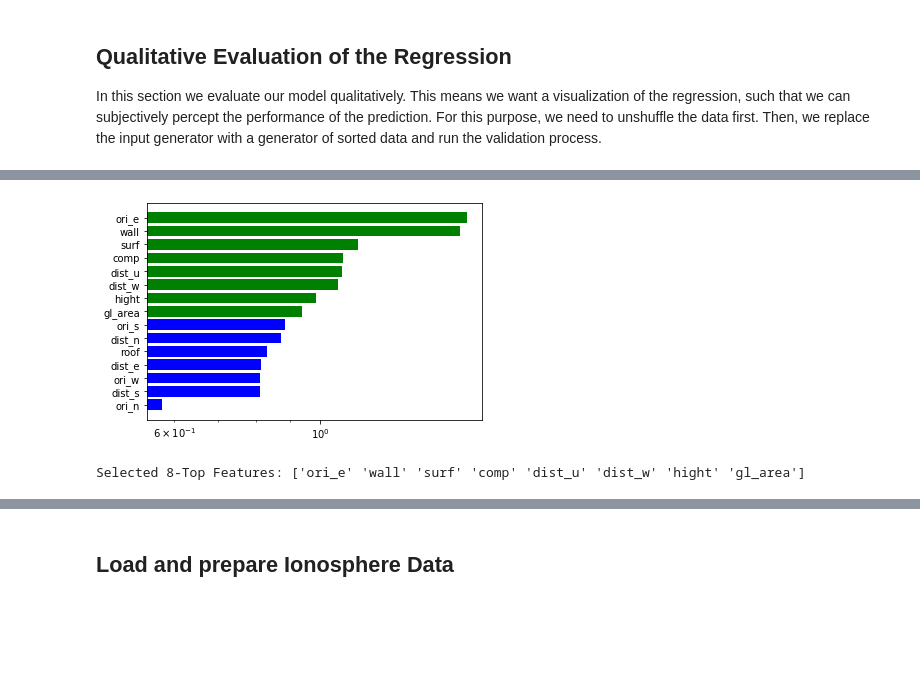
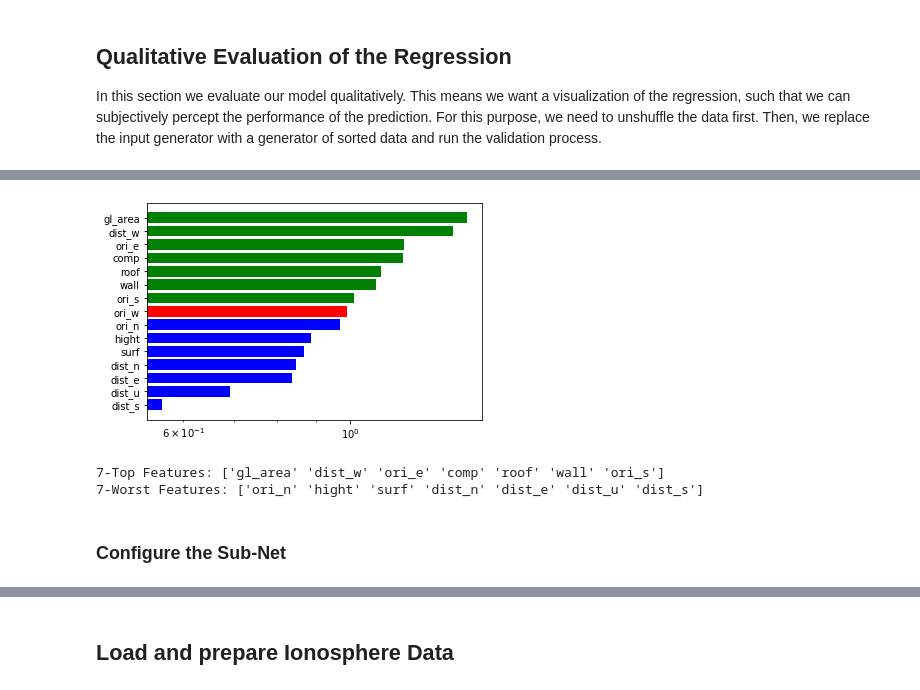
Before and after one commit to bugerry87/fcnn_scratch, a Jupyter notebook: NeuralNetwork.ipynb, the cells around one changed output, grey strips where cells are left out. Drawn from its saved outputs; the diff is of its cells as text; code cells hidden in the pictures; blank space fills up the shorter version.

```diff
--- a/NeuralNetwork.ipynb
+++ b/NeuralNetwork.ipynb
@@ -696,6 +693,19 @@ import matplotlib.pyplot as plt
 import numpy as np
 
 def init_params(inp, outp, scale=1, bias=True, init_func=np.random.randn):
+    '''Initialize parameters.
+
+    Args:
+        inp: How many inputs the layer should absorb.
+        outp: How many outputs the layer should produce.
+        scale: Scaling of the initial parameters.
+        bias: True, if a bias should be used, otherwise False.
+        init_func: Alter the initialization function.
+            (default) np.random.randn
+    Returns:
+        weights: A 2-dimensional matrix of weights.
+        bias: Either 0 or a vector of biases for each node.
+    '''
     weights = init_func(inp, outp)
     while not np.all(weights):
         malicious = weights==0.0
@@ -704,6 +714,15 @@ def init_params(inp, outp, scale=1, bias=True, init_func=np.random.randn):
     return weights, np.zeros(outp) if bias else 0
 
 def init_EE_network(epochs, batch_size):
+    '''Initialize a new Regression Network for the EE dataset.
+
+    Args:
+        epochs: How many epoch for the training.
+        batch_size: How many samples per mini-batch.
+
+    Returns:
+        A Regression Network for the EE dataset.
+    '''
     nn = NeuralNetwork(
         lambda: gen_EE_data(train, epochs, batch_size),
         lambda: gen_EE_data(val, 1, 1),
@@ -712,21 +731,21 @@ def init_EE_network(epochs, batch_size):
     )
 
     nn.In = FcLayer(init_params(15, 30, scale=1),
-                  TanH,
+                  Identity,
                   nn.gen_input,
                   None,
                   #clipping=1
                  )
 
     nn.Fc1 = FcLayer(init_params(30, 10, scale=1),
-                  TanH,
+                  Identity,
                   nn.In.pull_forward,
                   nn.In.push_backward,
                   #clipping=1
                  )
 
     nn.Out = FcLayer(init_params(10, 2, scale=1),
-                  Identiy,
+                  Identity,
                   nn.Fc1.pull_forward,
                   nn.Fc1.push_backward
                  )
@@ -741,6 +760,11 @@ def init_EE_network(epochs, batch_size):
 
 #test
 def plot_net_conf(nn):
+    '''Plots the Network configuration in a table
+
+    Args:
+        nn: The NeuralNetwork
+    '''
     col_labels = []
     ltype = []
     nodes = []
@@ -880,7 +913,7 @@ while for unnormalized data Sigmoid and TanH could help to prevent overflows.
 import numpy as np
 #Setup some hyper-parameters
 np.random.seed(1) #how about your lucky number?
-epochs = 10000
+epochs = 2000
 batch_size = None #None for complete dataset
 lr = 1e-5
 lr_dec = 1e-15
@@ -948,8 +981,8 @@ def train_n_plot(nn, lr, lr_dec, checkpoint=None, every=None):
     plt.title("Learning curves")
     plt.show()
     print("Best Epoch:", best_epoch, "with a Loss of:", best_loss)
-    pass
+    return best_epoch, best_loss
 
 #test
-train_n_plot(nn, lr, lr_dec, "checkpointEE")
+_, best_model = train_n_plot(nn, lr, lr_dec, "checkpointEE")
 # %% [output]
@@ -1016,31 +1057,35 @@ plot_prediction(nn)
 # %%
 def sort_features(nn):
     features = np.var(nn.In.w, axis=1)
     sort_idx = np.argsort(features)[::-1]
     features = features[sort_idx]
     return features, sort_idx
 
 def plot_input_weights():
     features, idx = sort_features(nn)
     y_axis = np.arange(features.size)
     labels = np.array(['comp', 'surf', 'wall', 'roof', 'hight',
               'ori_n', 'ori_e', 'ori_s', 'ori_w',
               'gl_area',
               'dist_u', 'dist_n', 'dist_e', 'dist_s', 'dist_w'
               ])
     labels = labels[idx]
-    colors = ['g'] * 8 + ['b'] * 7
+    colors = ['g'] * 7 + ['r'] + ['b'] * 7
     plt.barh(y_axis, features[::-1], color=colors[::-1])
     plt.xscale('log')
     plt.yticks(y_axis, labels[idx][::-1])
     plt.show()
-    print("Selected 8-Top Features:", labels[idx[:8]])
+    print("7-Top Features:", labels[idx[:7]])
+    print("7-Worst Features:", labels[idx[-7:]])
     pass
 
 plot_input_weights()
 # %% [output]
-[figure, old version]
+[figure, new version]
-Selected 8-Top Features: ['ori_e' 'wall' 'surf' 'comp' 'dist_u' 'dist_w' 'hight' 'gl_area']
+7-Top Features: ['gl_area' 'dist_w' 'ori_e' 'comp' 'roof' 'wall' 'ori_s']
+7-Worst Features: ['ori_n' 'hight' 'surf' 'dist_n' 'dist_e' 'dist_u' 'dist_s']
+# %% [markdown]
+### Configure the Sub-Net
 # %%
 import numpy as np
 #Setup some hyper-parameters
```
Also changed, not shown: parts of 28 cells of this notebook.
